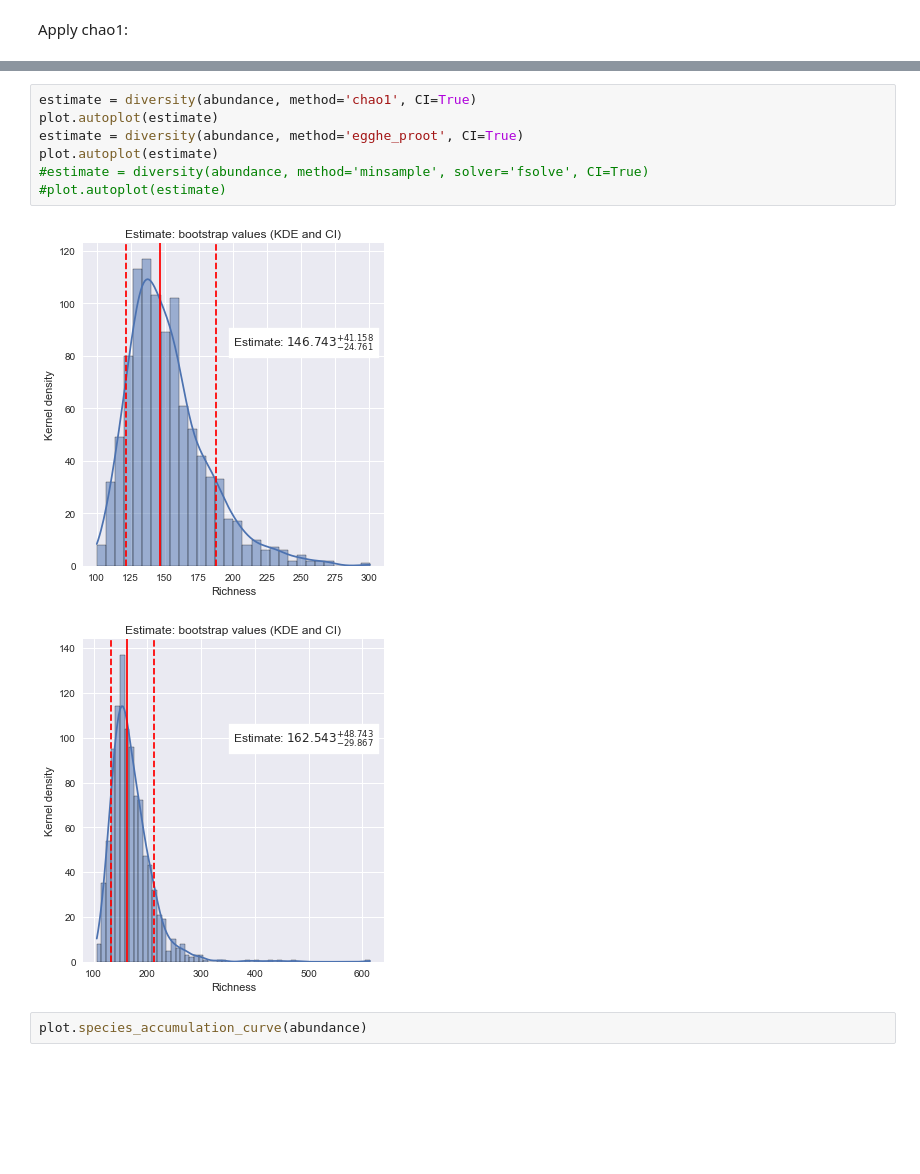
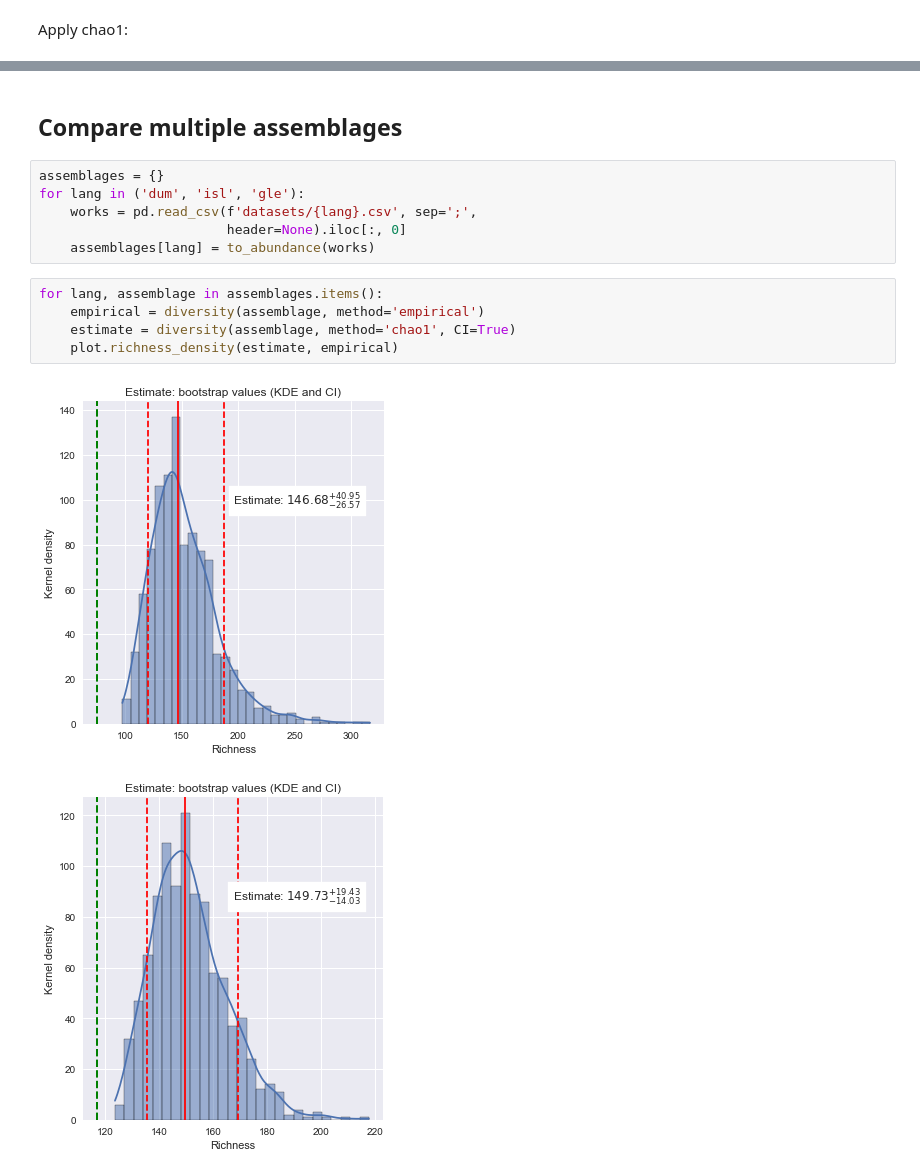
Before and after one commit to mikekestemont/copia, a Jupyter notebook: quickstart.ipynb, the cells around one changed output, grey strips where cells are left out. Drawn from its saved outputs; the diff is of its cells as text; blank space fills up the shorter version.

```diff
--- a/quickstart.ipynb
+++ b/quickstart.ipynb
@@ -72,12 +77,16 @@ print(diversity(abundance, method='minsample', solver='grid', tolerance=1e-10))
-# %%
-estimate = diversity(abundance, method='chao1', CI=True)
-plot.autoplot(estimate)
-estimate = diversity(abundance, method='egghe_proot', CI=True)
-plot.autoplot(estimate)
-#estimate = diversity(abundance, method='minsample', solver='fsolve', CI=True)
-#plot.autoplot(estimate)
-# %% [output]
-[figure, removed]
-[figure, removed]
-# %%
-plot.species_accumulation_curve(abundance)
+# %% [markdown]
+## Compare multiple assemblages
+# %%
+assemblages = {}
+for lang in ('dum', 'isl', 'gle'):
+    works = pd.read_csv(f'datasets/{lang}.csv', sep=';',
+                        header=None).iloc[:, 0]
+    assemblages[lang] = to_abundance(works)
+# %%
+for lang, assemblage in assemblages.items():
+    empirical = diversity(assemblage, method='empirical')
+    estimate = diversity(assemblage, method='chao1', CI=True)
+    plot.richness_density(estimate, empirical)
+# %% [output]
+[figure, added]
+[figure, added]
```
Also changed, not shown: parts of 13 cells of this notebook, 4 other files.
